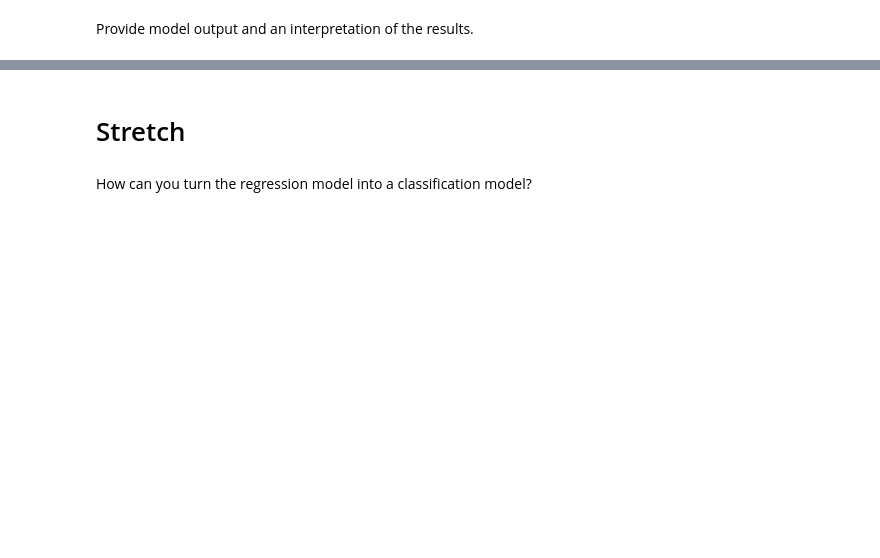
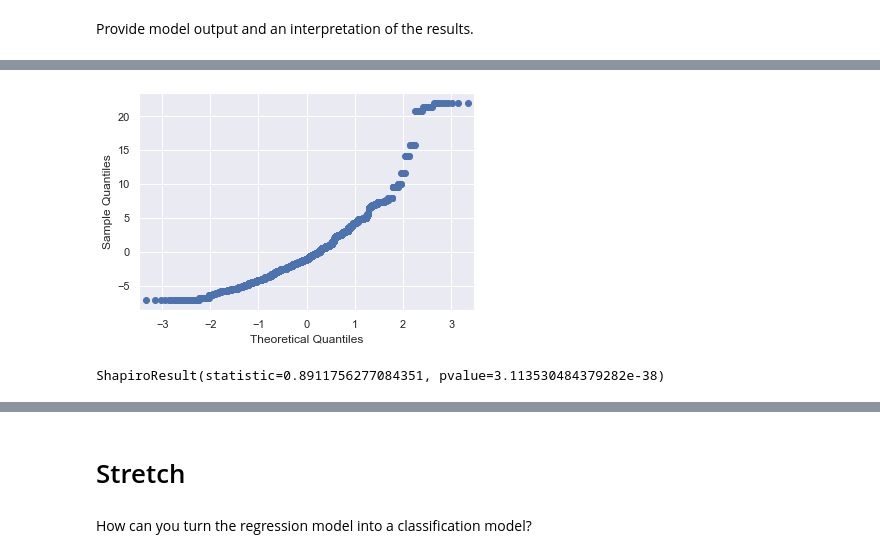
Before and after one commit to jdormaar/Statistical_Modelling_Project, a Jupyter notebook: notebooks/model_building.ipynb, the cells around one changed output, grey strips where cells are left out. Drawn from its saved outputs; the diff is of its cells as text; code cells hidden in the pictures; blank space fills up the shorter version.

```diff
--- a/notebooks/model_building.ipynb
+++ b/notebooks/model_building.ipynb
@@ -197,0 +262,9 @@ Provide model output and an interpretation of the results.
+# %%
+sm.qqplot(residuals)
+plt.show()
+# %% [output]
+[figure, added]
+# %%
+scipy.stats.shapiro(residuals)
+# %% [output]
+ShapiroResult(statistic=0.8911756277084351, pvalue=3.113530484379282e-38)
```
Also changed, not shown: parts of 19 cells of this notebook, 1 other file.
